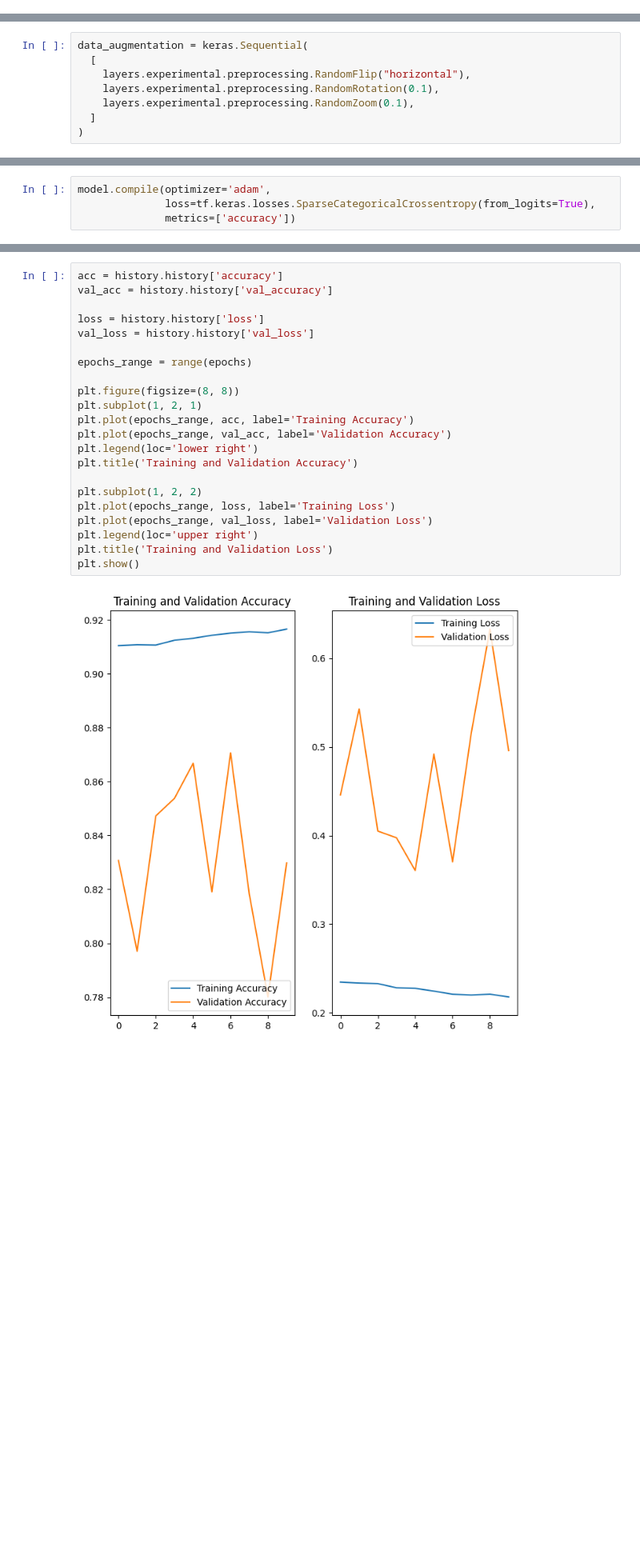
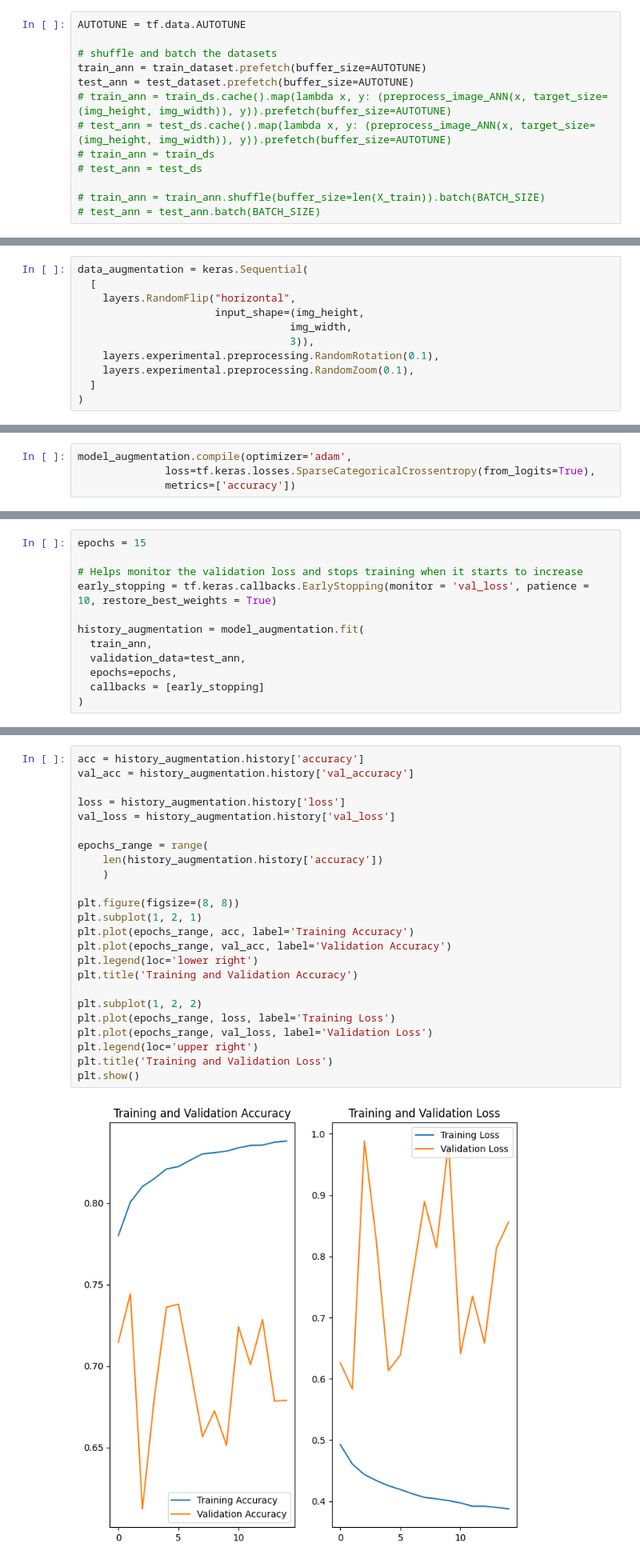
Before and after one commit to LowUp/AI_project, a Jupyter notebook: ai_generated_img_detection.ipynb, the cells around one changed output, grey strips where cells are left out. Shown at 80% size. Drawn from its saved outputs; the diff is of its cells as text; blank space fills up the shorter version.

```diff
--- a/ai_generated_img_detection.ipynb
+++ b/ai_generated_img_detection.ipynb
@@ -608,3 +596,16 @@ test_ann = test_dataset
+# %%
+AUTOTUNE = tf.data.AUTOTUNE
+
+# shuffle and batch the datasets
+train_ann = train_dataset.prefetch(buffer_size=AUTOTUNE)
+test_ann = test_dataset.prefetch(buffer_size=AUTOTUNE)
+# train_ann = train_ds.cache().map(lambda x, y: (preprocess_image_ANN(x, target_size=(img_height, img_width)), y)).prefetch(buffer_size=AUTOTUNE)
+# test_ann = test_ds.cache().map(lambda x, y: (preprocess_image_ANN(x, target_size=(img_height, img_width)), y)).prefetch(buffer_size=AUTOTUNE)
+# train_ann = train_ds
+# test_ann = test_ds
+
+# train_ann = train_ann.shuffle(buffer_size=len(X_train)).batch(BATCH_SIZE)
+# test_ann = test_ann.batch(BATCH_SIZE)
 # %%
 for image_batch, labels_batch in test_ann.take(1):
   print(image_batch.shape)
@@ -733,7 +757,10 @@ accuracy_df.plot.bar(rot=0, title = 'Performance Comparison')
 # %%
 data_augmentation = keras.Sequential(
   [
-    layers.experimental.preprocessing.RandomFlip("horizontal"),
+    layers.RandomFlip("horizontal",
+                      input_shape=(img_height,
+                                  img_width,
+                                  3)),
     layers.experimental.preprocessing.RandomRotation(0.1),
     layers.experimental.preprocessing.RandomZoom(0.1),
   ]
@@ -763,7 +809,7 @@ model = Sequential([
   layers.Dense(num_classes)
 ])
 # %%
-model.compile(optimizer='adam',
+model_augmentation.compile(optimizer='adam',
               loss=tf.keras.losses.SparseCategoricalCrossentropy(from_logits=True),
               metrics=['accuracy'])
 # %%
@@ -813,0 +835,12 @@ Epoch 15/15
+# %%
+epochs = 15
+
+# Helps monitor the validation loss and stops training when it starts to increase
+early_stopping = tf.keras.callbacks.EarlyStopping(monitor = 'val_loss', patience = 10, restore_best_weights = True)
+
+history_augmentation = model_augmentation.fit(
+  train_ann,
+  validation_data=test_ann,
+  epochs=epochs,
+  callbacks = [early_stopping]
+)
@@ -814,24 +865,26 @@ Epoch 15/15
 # %%
-acc = history.history['accuracy']
-val_acc = history.history['val_accuracy']
+acc = history_augmentation.history['accuracy']
+val_acc = history_augmentation.history['val_accuracy']
 
-loss = history.history['loss']
-val_loss = history.history['val_loss']
+loss = history_augmentation.history['loss']
+val_loss = history_augmentation.history['val_loss']
 
-epochs_range = range(epochs)
+epochs_range = range(
+    len(history_augmentation.history['accuracy'])
+    )
 
 plt.figure(figsize=(8, 8))
 plt.subplot(1, 2, 1)
 plt.plot(epochs_range, acc, label='Training Accuracy')
 plt.plot(epochs_range, val_acc, label='Validation Accuracy')
 plt.legend(loc='lower right')
 plt.title('Training and Validation Accuracy')
 
 plt.subplot(1, 2, 2)
 plt.plot(epochs_range, loss, label='Training Loss')
 plt.plot(epochs_range, val_loss, label='Validation Loss')
 plt.legend(loc='upper right')
 plt.title('Training and Validation Loss')
 plt.show()
 # %% [output]
-[figure, old version]
+[figure, new version]
```
Also changed, not shown: parts of 24 cells of this notebook, 1 other file.
